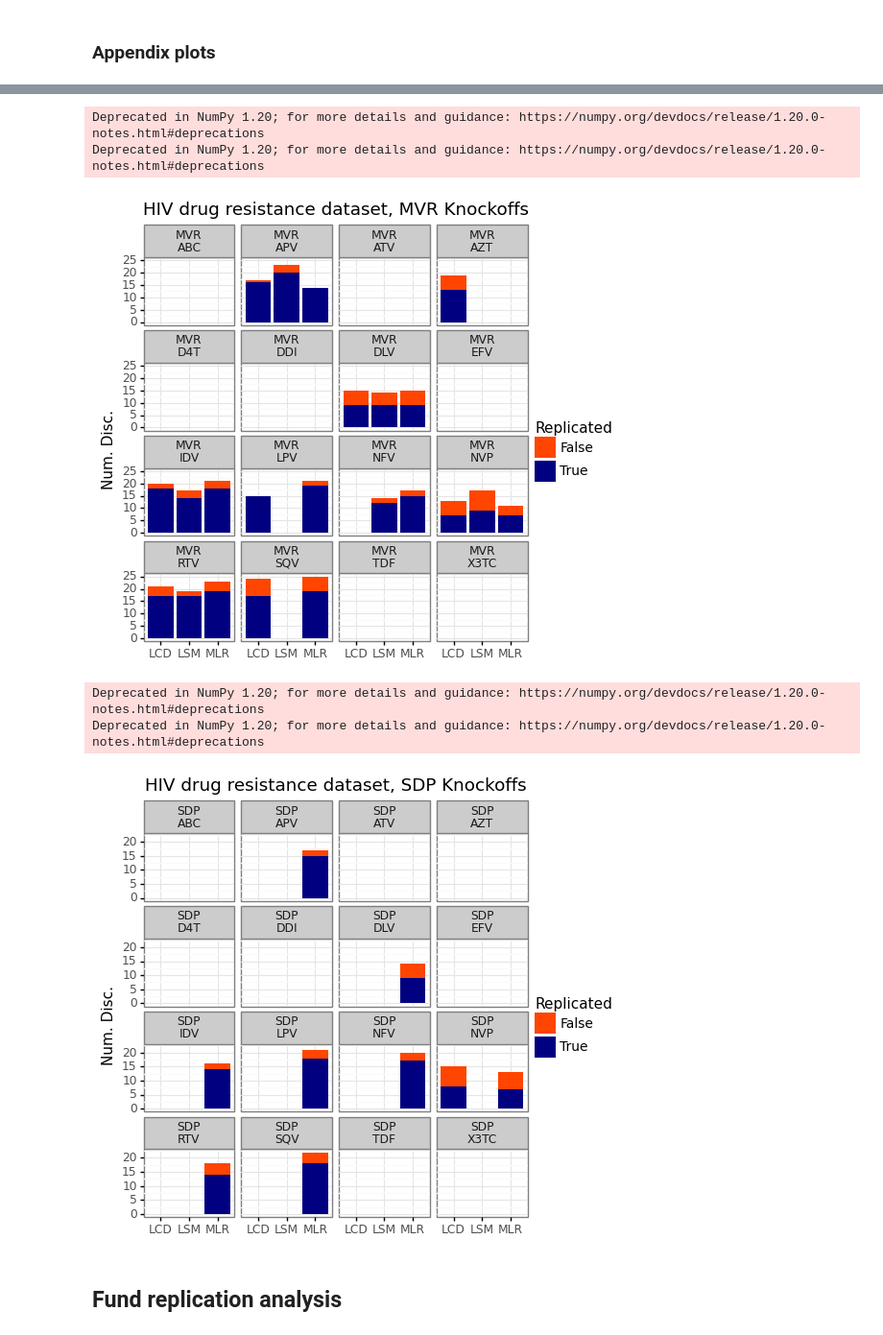
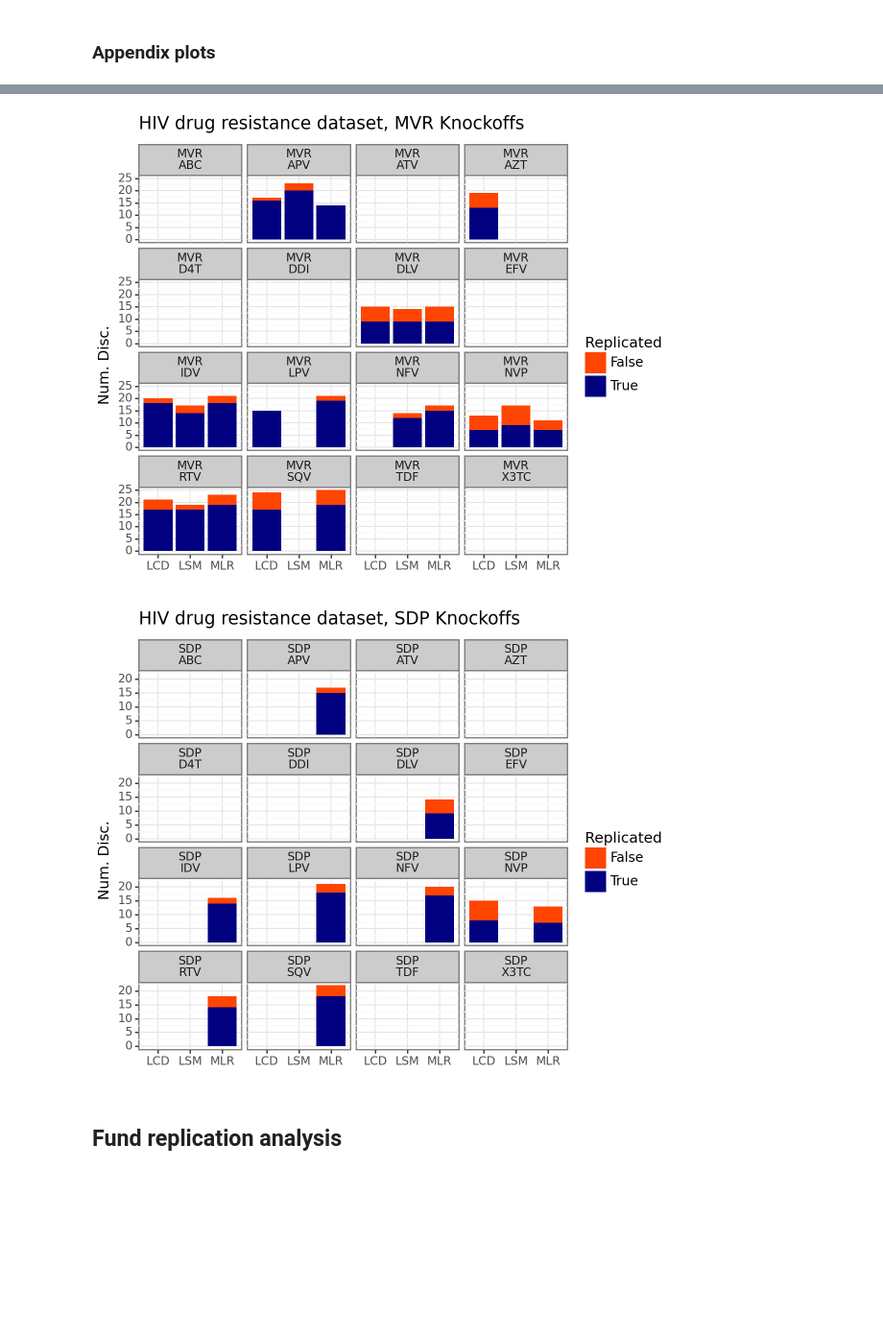
Before and after one commit to amspector100/mlr_knockoff_paper, a Jupyter notebook: final-plots/final_plots.ipynb, the cells around one changed output, grey strips where cells are left out. Shown at 96% size. Cells and saved outputs as stored; diff of their text form; code cells hidden in the pictures; blank space fills up the shorter version.

```diff
--- a/final-plots/final_plots.ipynb
+++ b/final-plots/final_plots.ipynb
@@ -639,12 +720,10 @@ drug_type = 'PI'
 drug = 'IDV'
 
 Wdf = pd.read_csv("../real_data/hiv_data/results/W_sorted.csv")
-Tdf = pd.read_csv("../real_data/hiv_data/results/thresholds.csv")
 Wdf = Wdf.loc[(Wdf['drug'] == drug) & (Wdf['knockoff_type'] == 'sdp')]
 Wdf['sign(W)'] = (Wdf['W'] > 0).apply(lambda x: '+' if x else ' -')
-Tdf = Tdf.loc[(Tdf['drug'] == drug) & (Tdf['knockoff_type'] == 'sdp')]
-Tdf['sign(W)'] = ' -'
-
+# Thresholds for plotting
+Tdf = compute_Tdf(Wdf)
 
 arrows = pd.DataFrame(columns=['rank', 'W', 'fstat'])
 arrows['rank'] = [10, 2, 11, 3, 42, 42]
@@ -692,10 +771,9 @@ g = (ggplot(
   )
   + scale_color_manual(values=('#ee2c2c', 'cornflowerblue'))
   + scale_fill_manual(values=('#ee2c2c', 'cornflowerblue'))
-  + theme(figure_size=(6,1.5))
+  + theme(figure_size=(6,2))
 )
 print(g)
-#g.save("section2/wstat_plot_hiv.png", dpi=500)
-g += theme(figure_size=(6,3))
+g.save("section2/wstat_plot_hiv.png", dpi=500)
 #g.save("presentation/section2/wstat_plot_hiv.png", dpi=500)
 # %% [output]
@@ -816,13 +894,12 @@ Lasso coeffs 0.0 0.2069167004872208
 ### Appendix plots
 # %%
 Wdf = pd.read_csv("../real_data/hiv_data/results/W_sorted.csv")
-Tdf = pd.read_csv("../real_data/hiv_data/results/thresholds.csv")
 Wdf['sign(W)'] = Wdf['W'] <= 0
 
 for drug_type in Wdf['drug_type'].unique():
     for S_method in ["mvr", "sdp"]:
         subset = Wdf.loc[(Wdf['drug_type'] == drug_type) & (Wdf['knockoff_type'] == S_method)]
-        Tsubset = Tdf.loc[(Tdf['drug_type'] == drug_type) &(Tdf['knockoff_type'] == S_method)]
+        Tsubset = compute_Tdf(subset)
         ndrugs = subset['drug'].unique().shape[0]
         g = (ggplot(
             subset[subset['rank'] <= 50], aes(x='rank', y='W', fill='sign(W)')
@@ -847,6 +924,6 @@ for drug_type in Wdf['drug_type'].unique():
           + scale_fill_manual(values=('cornflowerblue', '#ee2c2c'))
           + theme(figure_size=(6,ndrugs))
         )
-        #g.save(f"section4/hiv_wstat_{drug_type}_{S_method}.png", dpi=500)
+        g.save(f"section4/hiv_wstat_{drug_type}_{S_method}.png", dpi=500)
         print(g)
 # %% [output]
@@ -859,35 +936,31 @@ for drug_type in Wdf['drug_type'].unique():
 # %%
 for S_method in ['MVR', 'SDP']:
     g = (
         ggplot(rej.loc[rej['S_method'] == S_method], aes(x='fstat', y='ndisc', fill='true'))
         + geom_col(position='stack')
         + facet_wrap("~S_method+resistance", ncol=4)#, labeller='label_both')
         + scale_fill_manual(['orangered', 'navy', 'cornflowerblue'])
         + theme_bw()
         + theme(
-            figure_size=(4,4),
-            legend_position=(1.12,0.5),
+            figure_size=(6,5),
+            #legend_position=(1.12,0.5),
             legend_text=element_text(size=10),
             legend_title=element_text(size=11),
-            plot_margin=0,
+            #plot_margin=0,
             #subplots_adjust={'right':0.85,}
         )
         + labs(
-            x=None,#'Feature Statistic',
+            x='',#'Feature Statistic',
             fill='Replicated',
             y='Num. Disc.',
             title=f"HIV drug resistance dataset, {S_method} Knockoffs"
         )
     )
     g.save(f"section4/hiv_bydrug_{S_method}.png", dpi=500)
     print(g)
 # %% [output]
-Deprecated in NumPy 1.20; for more details and guidance: https://numpy.org/devdocs/release/1.20.0-notes.html#deprecations
-Deprecated in NumPy 1.20; for more details and guidance: https://numpy.org/devdocs/release/1.20.0-notes.html#deprecations
-[figure, old version]
+[figure, new version]
-Deprecated in NumPy 1.20; for more details and guidance: https://numpy.org/devdocs/release/1.20.0-notes.html#deprecations
-Deprecated in NumPy 1.20; for more details and guidance: https://numpy.org/devdocs/release/1.20.0-notes.html#deprecations
-[figure, old version]
+[figure, new version]
 # %% [markdown]
 ## Fund replication analysis
 # %%
```
Also changed, not shown: parts of 13 cells of this notebook, 1 other file.
